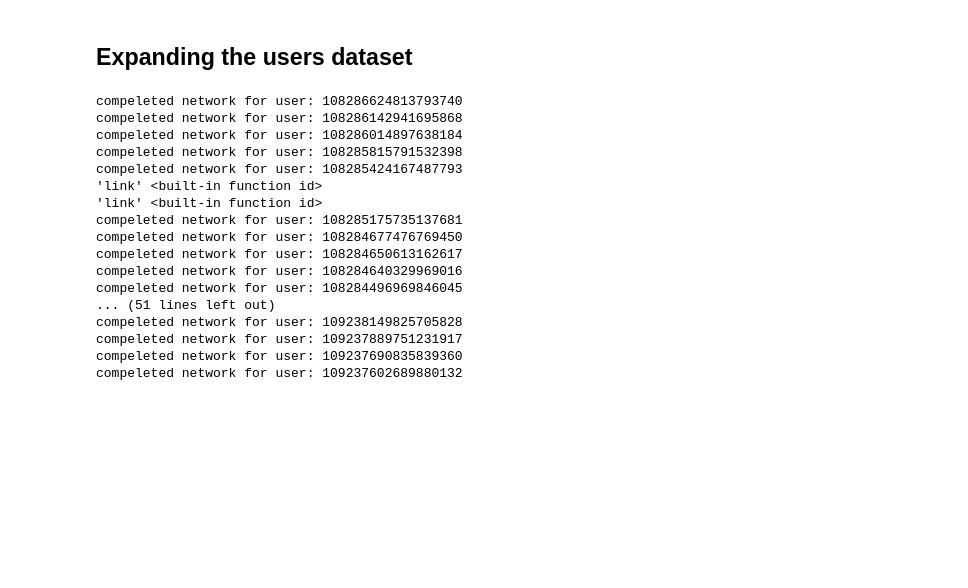
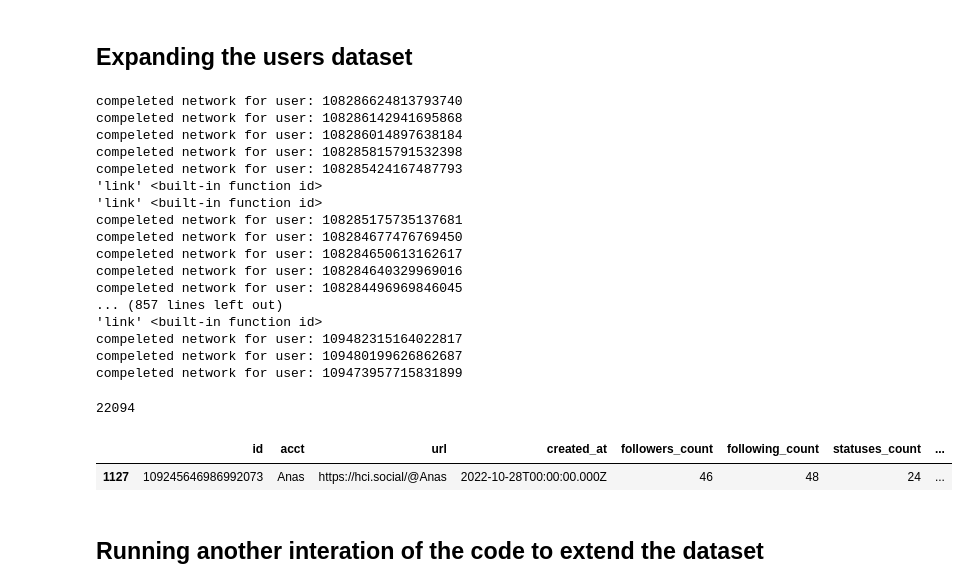
Before and after one commit to nicholson2208/rec-sys-final-project, a Jupyter notebook: more_user_profiles.ipynb, the cells around one changed output. Drawn from its saved outputs; the diff is of its cells as text; code cells hidden in the pictures; blank space fills up the shorter version.

Commit message:
more users

```diff
--- a/more_user_profiles.ipynb
+++ b/more_user_profiles.ipynb
@@ -231,7 +231,7 @@ def create_network_df(user_id):
 for index, user in all_users_df.iterrows():
     this_user_df = create_network_df(user['id'])
     all_users_df = pd.concat([all_users_df, this_user_df])
-    all_users_df.drop_duplicates(subset=['id'])
+    all_users_df = all_users_df.drop_duplicates(subset=['id'])
 # %% [output]
 compeleted network for user: 108286624813793740
 compeleted network for user: 108286142941695868
@@ -245,11 +245,17 @@ compeleted network for user: 108284677476769450
 compeleted network for user: 108284650613162617
 compeleted network for user: 108284640329969016
 compeleted network for user: 108284496969846045
-... (51 lines left out)
-compeleted network for user: 109238149825705828
-compeleted network for user: 109237889751231917
-compeleted network for user: 109237690835839360
-compeleted network for user: 109237602689880132
+... (857 lines left out)
+'link' <built-in function id>
+compeleted network for user: 109482315164022817
+compeleted network for user: 109480199626862687
+compeleted network for user: 109473957715831899
 # %%
 len(all_users_df)
+# %% [output]
+22094
+# %%
+all_users_df_clean = all_users_df.drop_duplicates(subset=['id'])
+# %%
+all_users_df_clean.reset_index(drop=True, inplace=True)
 # %%
@@ -256,0 +263,7 @@ all_users_df.to_csv("data/profiles/extended_df.csv")
+# %%
+all_users_df_clean[all_users_df_clean['acct'] == 'Anas']
+# %% [output]
+|  | id | acct | url | created_at | followers_count | following_count | statuses_count | ... |
+| 1127 | 109245646986992073 | Anas | https://hci.social/@Anas | 2022-10-28T00:00:00.000Z | 46 | 48 | 24 | ... |
+# %% [markdown]
+## Running another interation of the code to extend the dataset
```
Also changed, not shown: parts of 3 cells of this notebook.
